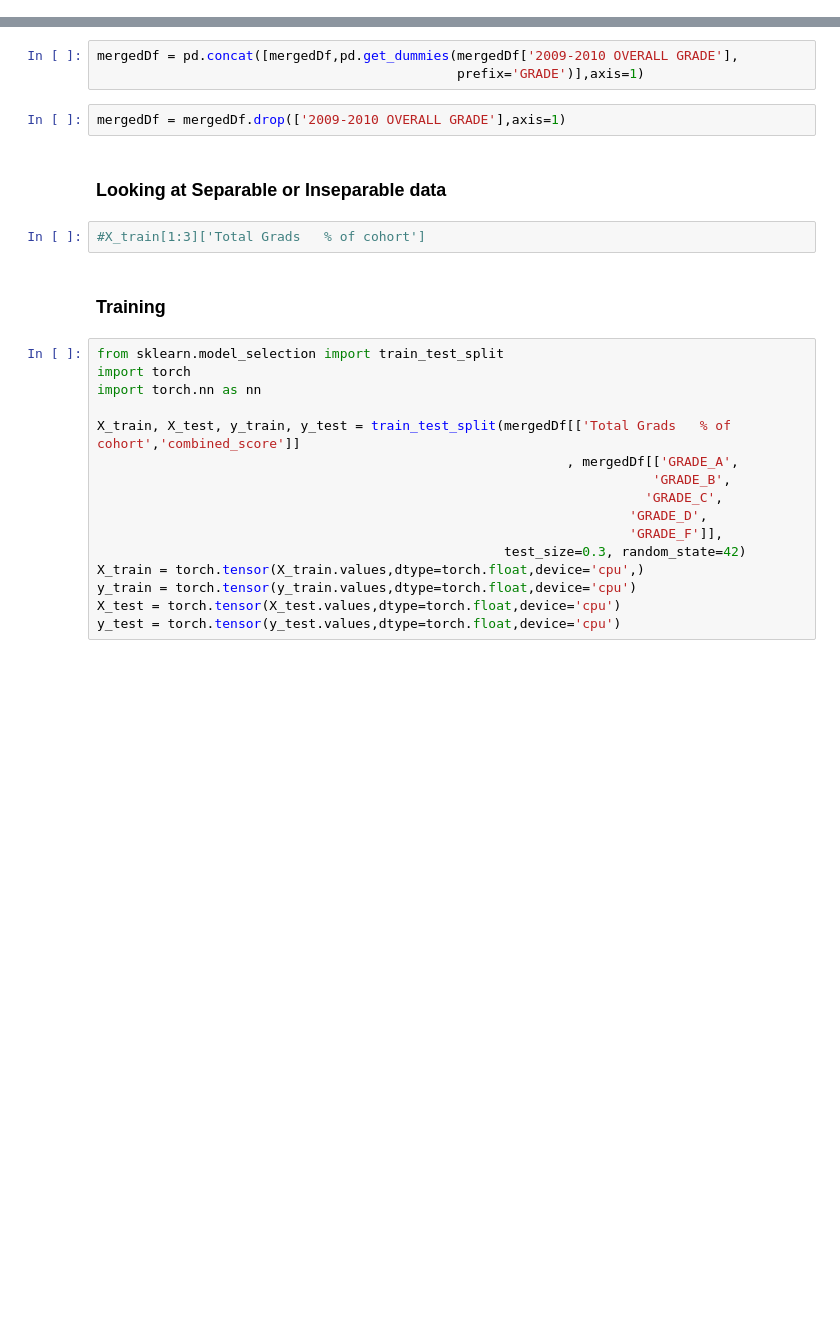
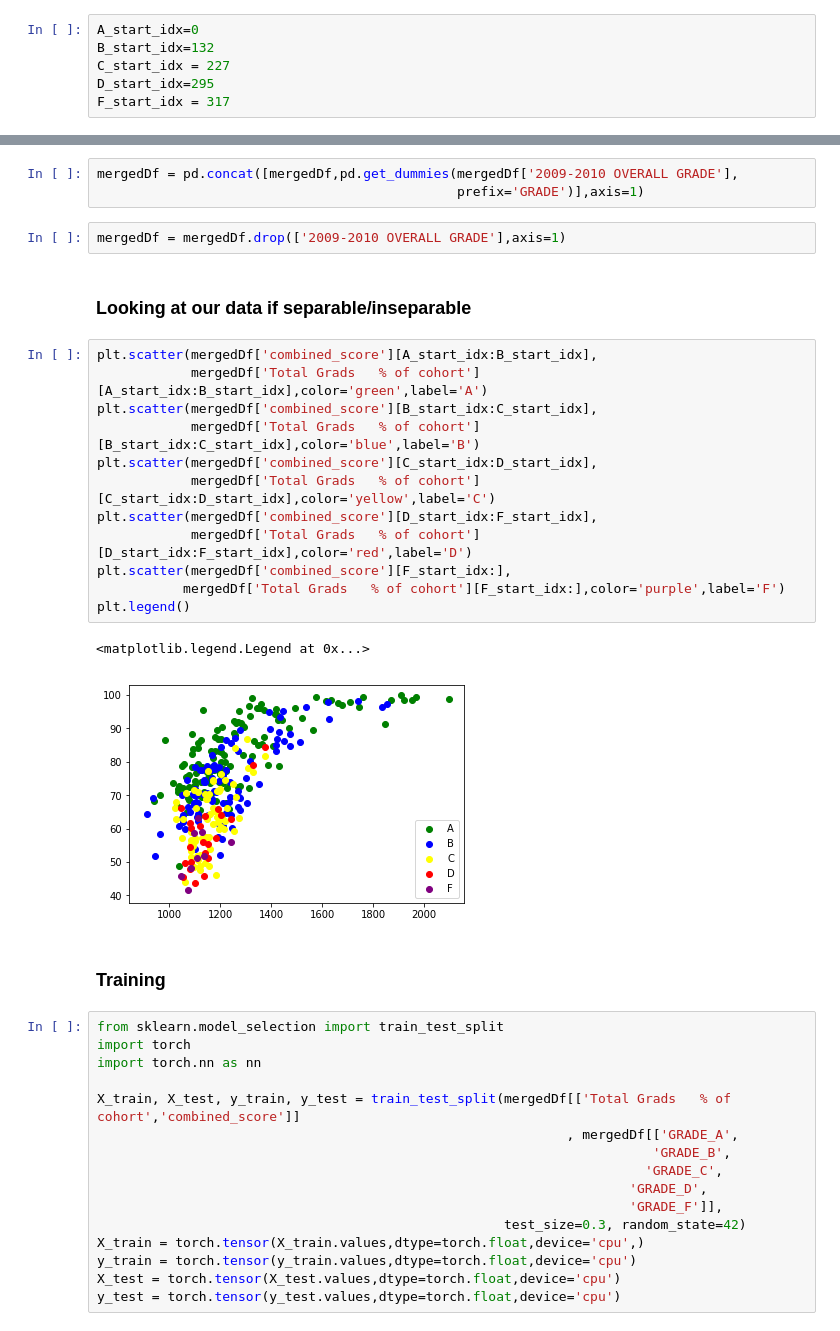
Before and after one commit to shravan097/NYCHS-Data-Analysis, a Jupyter notebook: shravan/graduationEDA.ipynb, the cells around one changed output, grey strips where cells are left out. Drawn from its saved outputs; the diff is of its cells as text; blank space fills up the shorter version.

```diff
--- a/shravan/graduationEDA.ipynb
+++ b/shravan/graduationEDA.ipynb
@@ -328,3 +329,9 @@ mergedDf.head()
+# %%
+A_start_idx=0
+B_start_idx=132
+C_start_idx = 227
+D_start_idx=295
+F_start_idx = 317
 # %%
 list(mergedDf)
 # %% [output]
@@ -345,9 +352,22 @@ mergedDf = pd.concat([mergedDf,pd.get_dummies(mergedDf['2009-2010 OVERALL GRADE'
 # %%
 mergedDf = mergedDf.drop(['2009-2010 OVERALL GRADE'],axis=1)
 # %% [markdown]
-### Looking at Separable or Inseparable data
+### Looking at our data if separable/inseparable
-# %%
-#X_train[1:3]['Total Grads   % of cohort']
+# %%
+plt.scatter(mergedDf['combined_score'][A_start_idx:B_start_idx],
+            mergedDf['Total Grads   % of cohort'][A_start_idx:B_start_idx],color='green',label='A')
+plt.scatter(mergedDf['combined_score'][B_start_idx:C_start_idx],
+            mergedDf['Total Grads   % of cohort'][B_start_idx:C_start_idx],color='blue',label='B')
+plt.scatter(mergedDf['combined_score'][C_start_idx:D_start_idx],
+            mergedDf['Total Grads   % of cohort'][C_start_idx:D_start_idx],color='yellow',label='C')
+plt.scatter(mergedDf['combined_score'][D_start_idx:F_start_idx],
+            mergedDf['Total Grads   % of cohort'][D_start_idx:F_start_idx],color='red',label='D')
+plt.scatter(mergedDf['combined_score'][F_start_idx:],
+           mergedDf['Total Grads   % of cohort'][F_start_idx:],color='purple',label='F')
+plt.legend()
+# %% [output]
+<matplotlib.legend.Legend at 0x...>
+[figure, added]
 # %% [markdown]
 ### Training
 # %%
```
Also changed, not shown: parts of 18 cells of this notebook, 1 other file.
